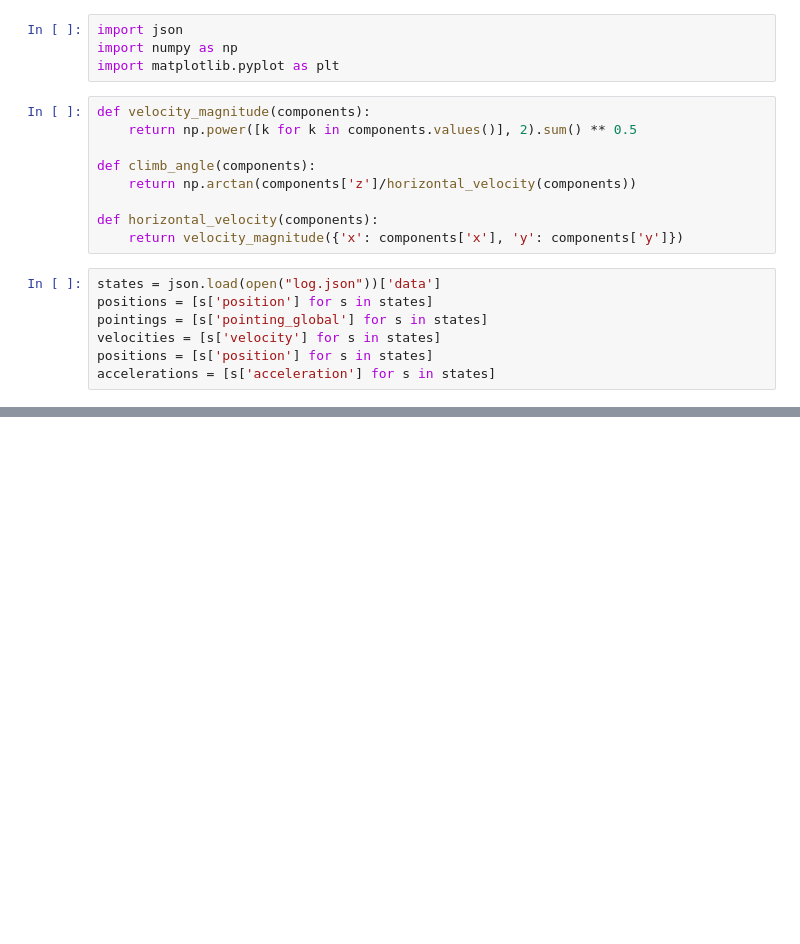
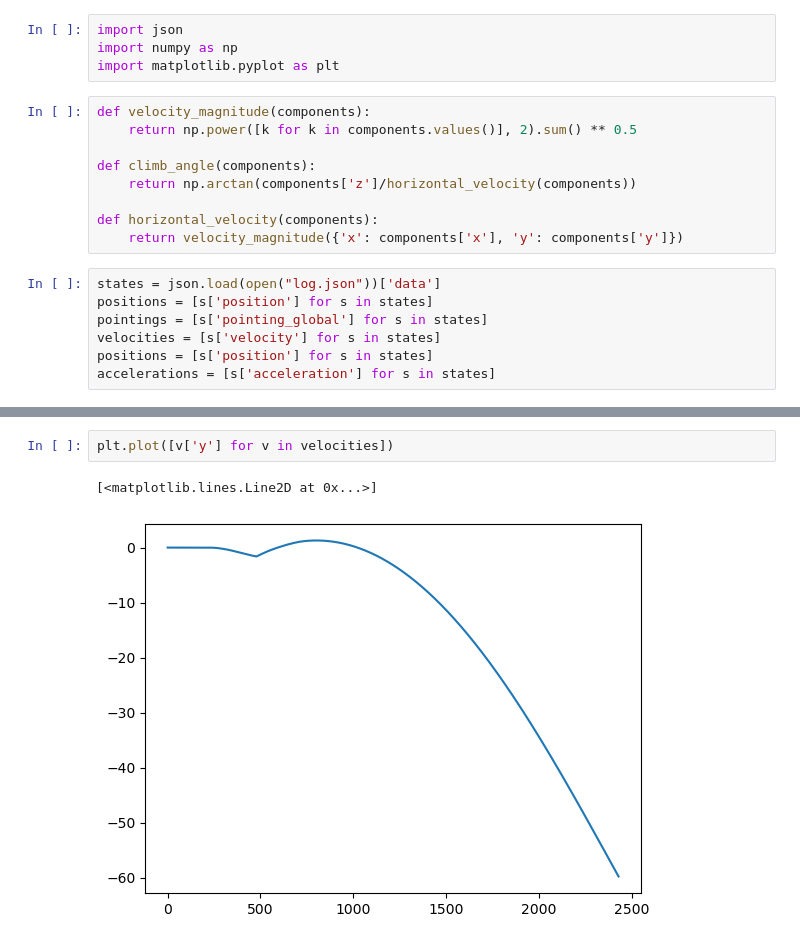
Before and after one commit to michcode2/flightsim, a Jupyter notebook: Untitled.ipynb, the cells around one changed output, grey strips where cells are left out. Saved outputs shown, nothing was run; the diff lists cells and outputs as text; blank space fills up the shorter version.

```diff
--- a/Untitled.ipynb
+++ b/Untitled.ipynb
@@ -36,0 +38,5 @@ plt.plot([velocity_magnitude(v) for v in velocities])
+# %%
+plt.plot([v['y'] for v in velocities])
+# %% [output]
+[<matplotlib.lines.Line2D at 0x...>]
+[figure, added]
```
Also changed, not shown: parts of 2 cells of this notebook, 14 other files.
